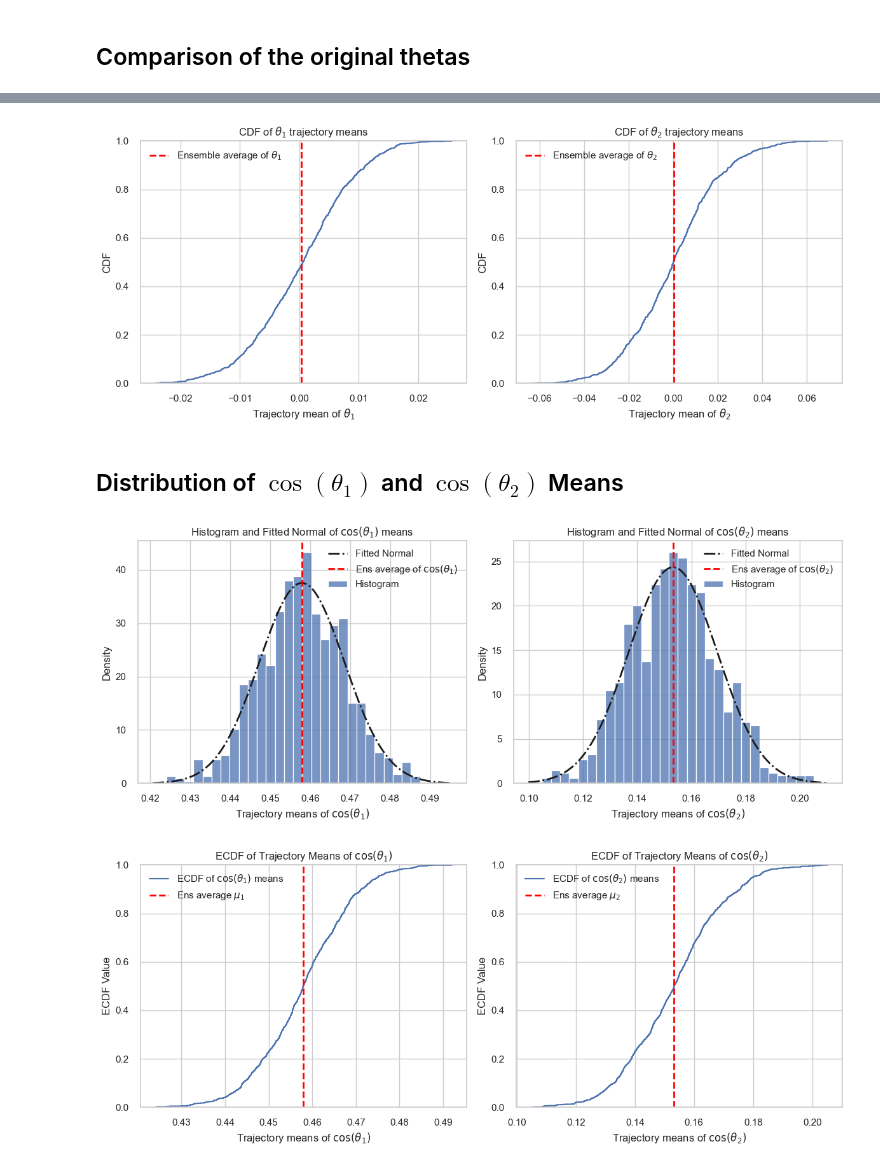
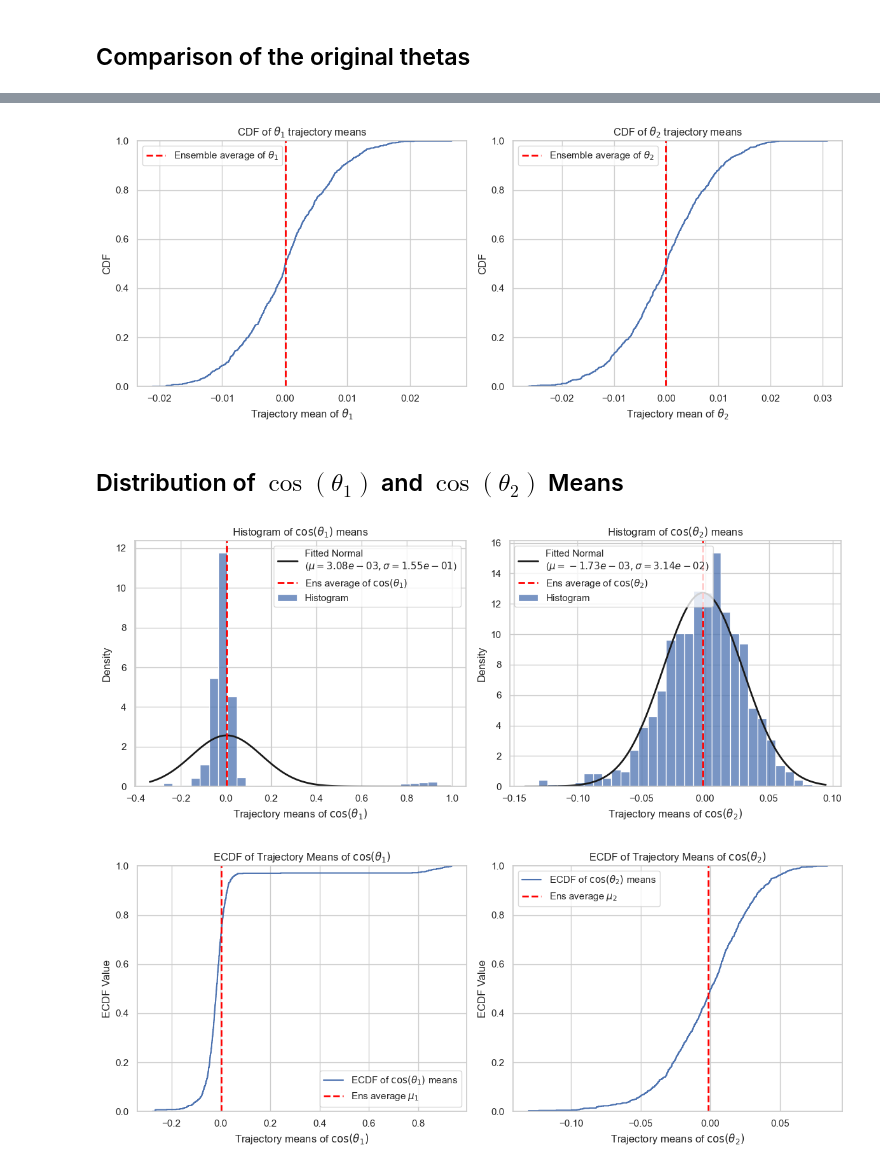
Before and after one commit to alexander-yord/Wasserstein-Emp-Bound, a Jupyter notebook: ergodicity_analysis.ipynb, the cells around one changed output, grey strips where cells are left out. Drawn from its saved outputs; the diff is of its cells as text; code cells hidden in the pictures.

```diff
--- a/ergodicity_analysis.ipynb
+++ b/ergodicity_analysis.ipynb
@@ -4,7 +4,7 @@
 import numpy as np
 from pathlib import Path
 
-folder = Path("./paths1")
+folder = Path("./paths2")
 
 arrays = []   # list of (theta1, theta2) arrays
 
@@ -81,7 +197,7 @@ axes[1].legend()
 plt.tight_layout()
 plt.show()
 # %% [output]
-[figure, old version]
+[figure, new version]
 # %% [markdown]
 ## Distribution of $\cos(\theta_1)$ and $\cos(\theta_2)$ Means
 # %%
@@ -106,38 +222,38 @@ fig, axes = plt.subplots(1, 2, figsize=(12, 5))
 mu1, std1 = norm.fit(theta1_cos_means)
 
 sns.histplot(theta1_cos_means, bins=30, kde=False, stat="density", ax=axes[0],
              label="Histogram")
 xmin1, xmax1 = axes[0].get_xlim()
 x1 = np.linspace(xmin1, xmax1, 100)
 p1 = norm.pdf(x1, mu1, std1)
-axes[0].plot(x1, p1, 'k', linestyle="-.", linewidth=2,
-             label=f'Fitted Normal')
+axes[0].plot(x1, p1, 'k', linestyle="-", linewidth=2,
+             label=f'Fitted Normal\n($\mu={mu1:.2e}, \sigma={std1:.2e}$)')
 axes[0].axvline(theta1_cos_ens_mean, color="red", linestyle="--", linewidth=2,
                 label=r"Ens average of $\cos(\theta_1)$")
 axes[0].set_xlabel(r"Trajectory means of $\cos(\theta_1)$")
 axes[0].set_ylabel("Density")
 axes[0].set_title(r"Histogram of $\cos(\theta_1)$ means")
 axes[0].legend()
 
 mu2, std2 = norm.fit(theta2_cos_means)
 sns.histplot(theta2_cos_means, bins=30, kde=False, stat="density", ax=axes[1],
              label="Histogram")
 xmin2, xmax2 = axes[1].get_xlim()
 x2 = np.linspace(xmin2, xmax2, 100)
 p2 = norm.pdf(x2, mu2, std2)
-axes[1].plot(x2, p2, 'k', linestyle="-.", linewidth=2,
-             label=f'Fitted Normal')
+axes[1].plot(x2, p2, 'k', linestyle="-", linewidth=2,
+             label=f'Fitted Normal\n($\mu={mu2:.2e}, \sigma={std2:.2e}$)')
 axes[1].axvline(theta2_cos_ens_mean, color="red", linestyle="--", linewidth=2,
                 label=r"Ens average of $\cos(\theta_2)$")
 axes[1].set_xlabel(r"Trajectory means of $\cos(\theta_2)$")
 axes[1].set_ylabel("Density")
 axes[1].set_title(r"Histogram of $\cos(\theta_2)$ means")
 axes[1].legend()
 
 plt.tight_layout()
 plt.show()
 # %% [output]
-[figure, old version]
+[figure, new version]
 # %%
 import seaborn as sns
 import matplotlib.pyplot as plt
@@ -167,4 +283,4 @@ axes[1].legend()
 plt.tight_layout()
 plt.show()
 # %% [output]
-[figure, old version]
+[figure, new version]
```
Also changed, not shown: parts of 3 cells of this notebook, 5 other files.
